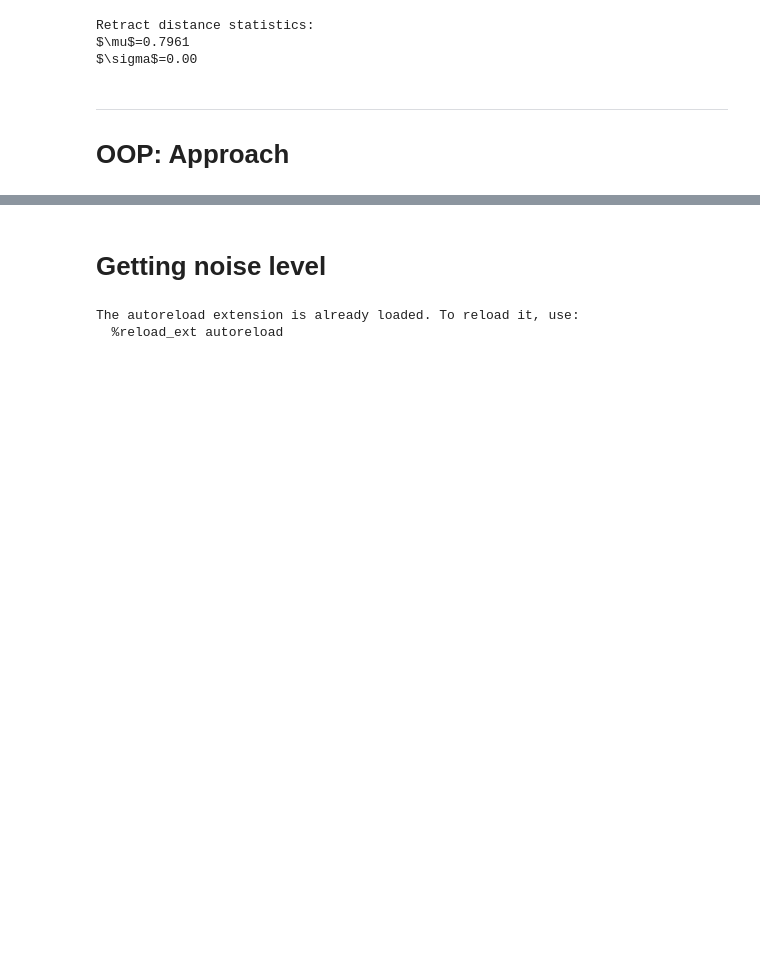
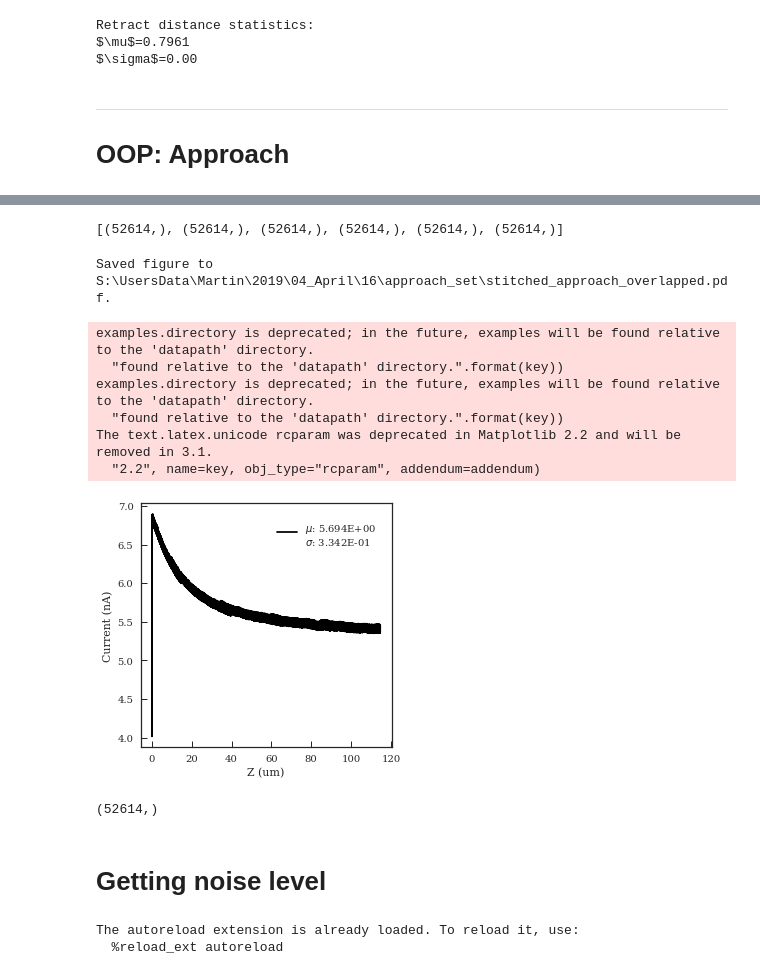
Before and after one commit to martinholub/sicm, a Jupyter notebook: notebooks/plots.ipynb, the cells around one changed output, grey strips where cells are left out. Cells and saved outputs as stored; diff of their text form; code cells hidden in the pictures; blank space fills up the shorter version.

```diff
--- a/notebooks/plots.ipynb
+++ b/notebooks/plots.ipynb
@@ -190,0 +186,3 @@ Saved figure to S:\UsersData\Martin\2019\04_April\08\sicm\approach2\approach2.pd
+# %%
+applist = ApproachList(["S:\\UsersData\\Martin\\2019\\04_April\\16\\approach_set"],
+                      ["100_75", "75_50", "50_25", "25_0", "0_surface"])
@@ -191,3 +205,29 @@ Saved figure to S:\UsersData\Martin\2019\04_April\08\sicm\approach2\approach2.pd
+# %%
+stitchapp = applist.stitch(z_move = 25, preserve_overlap = True)
+[v.shape for v in stitchapp.dsdata.values()]
+# %% [output]
+[(52614,), (52614,), (52614,), (52614,), (52614,), (52614,)]
+# %%
+z_ax = stitchapp.dsdata["Z(um)"]
+z_ax = z_ax - np.min(z_ax)
+y_ax = stitchapp.dsdata["Current1(A)"]*1e9
+sel = np.nonzero(y_ax > 4)[0]
+
+sig = Signal(z_ax[sel], y_ax[sel], stitchapp.datadir, "stitched_approach_overlapped")
+sig.plot("Z (um)", "Current (nA)")
+# %% [output]
+Saved figure to S:\UsersData\Martin\2019\04_April\16\approach_set\stitched_approach_overlapped.pdf.
+examples.directory is deprecated; in the future, examples will be found relative to the 'datapath' directory.
+  "found relative to the 'datapath' directory.".format(key))
+examples.directory is deprecated; in the future, examples will be found relative to the 'datapath' directory.
+  "found relative to the 'datapath' directory.".format(key))
+The text.latex.unicode rcparam was deprecated in Matplotlib 2.2 and will be removed in 3.1.
+  "2.2", name=key, obj_type="rcparam", addendum=addendum)
+[figure, added]
+# %%
+z_ax.shape
+# %% [output]
+(52614,)
 # %% [markdown]
 # Getting noise level
 # %%
```
Also changed, not shown: parts of 6 cells of this notebook, 4 other files.
